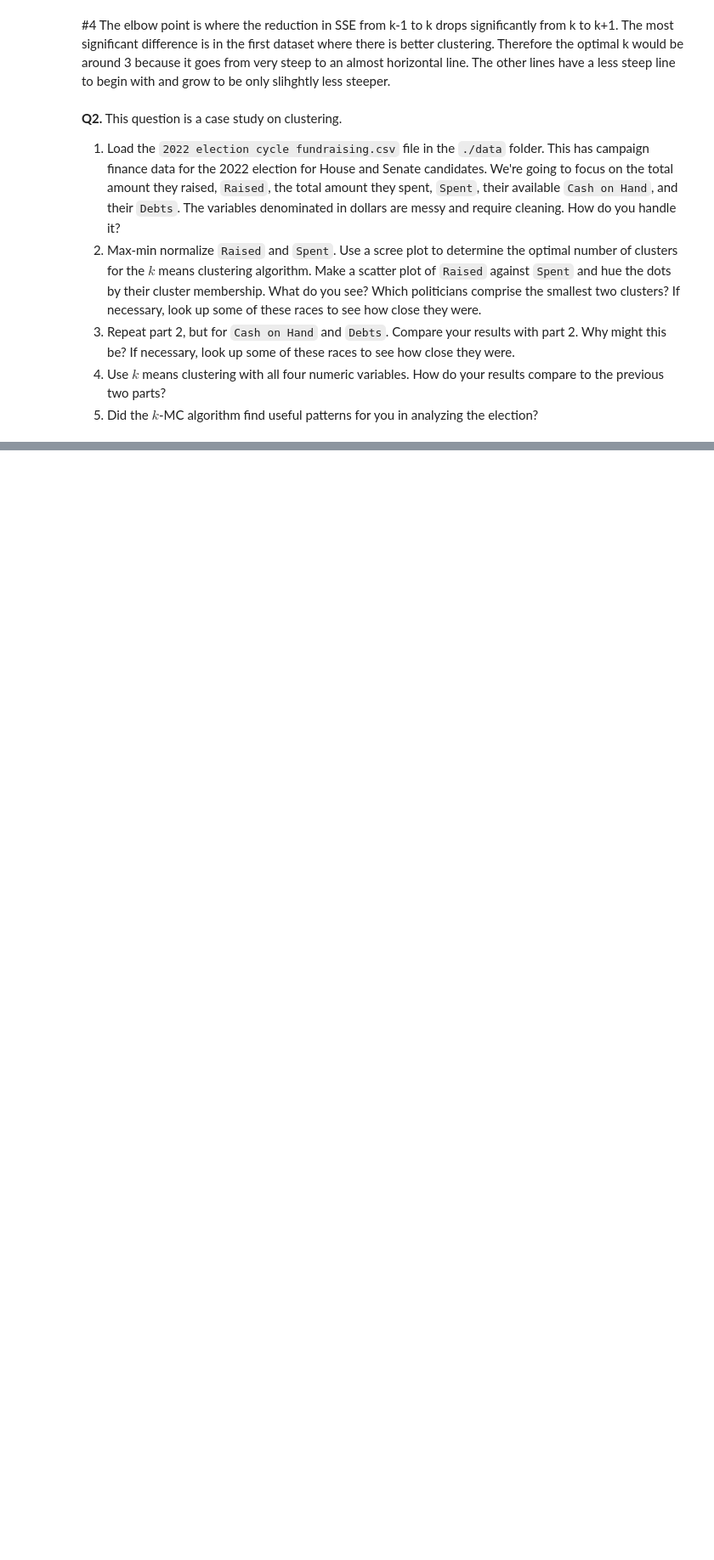
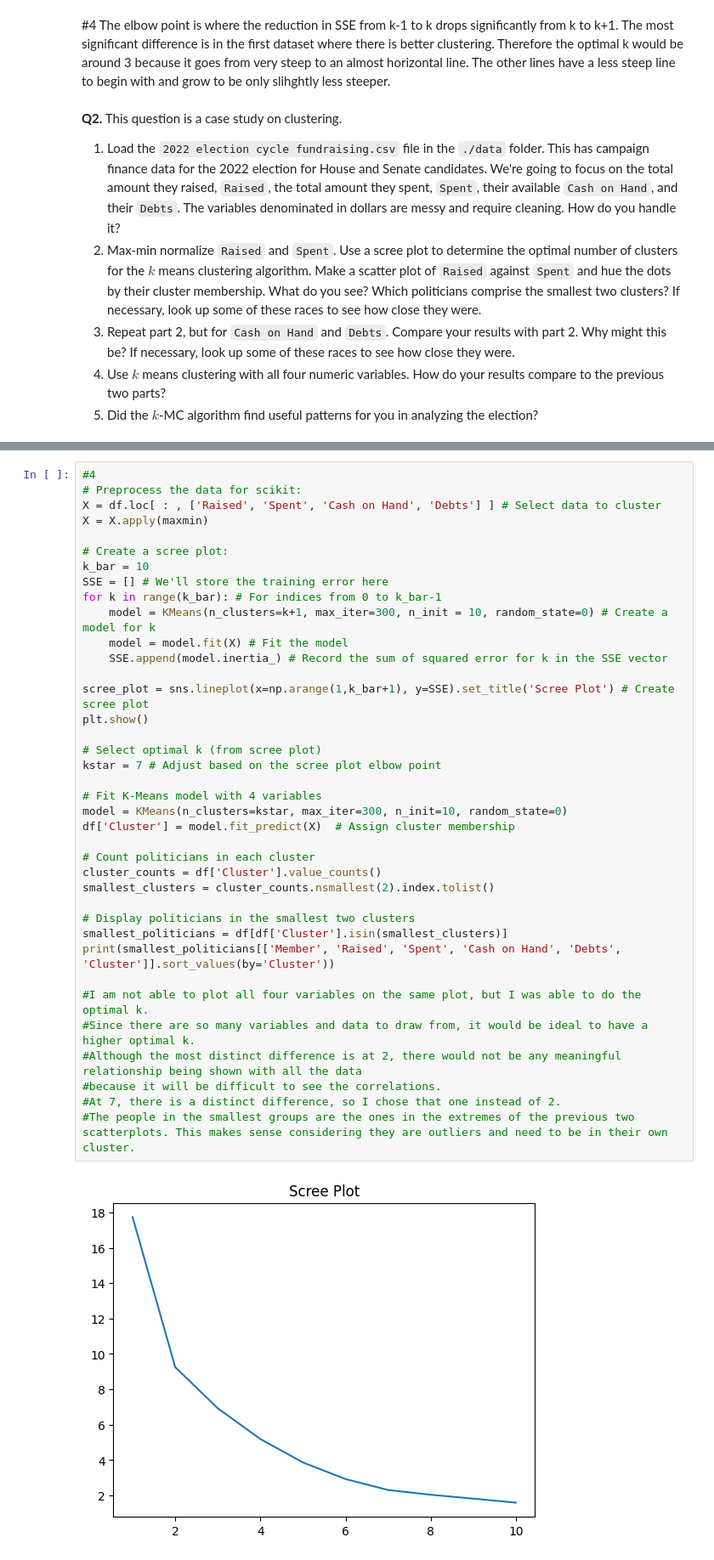
Before and after one commit to yuinab/clustering, a Jupyter notebook: assignment/assignment_clustering.ipynb, the cells around one changed output, grey strips where cells are left out. Shown: that part at 85% size. Saved outputs shown, nothing was run; the diff lists cells and outputs as text; blank space fills up the shorter version.

```diff
--- a/assignment/assignment_clustering.ipynb
+++ b/assignment/assignment_clustering.ipynb
@@ -126,0 +250,40 @@ scree_plot_kmeans(df2_0)
+# %%
+#4
+# Preprocess the data for scikit:
+X = df.loc[ : , ['Raised', 'Spent', 'Cash on Hand', 'Debts'] ] # Select data to cluster
+X = X.apply(maxmin)
+
+# Create a scree plot:
+k_bar = 10
+SSE = [] # We'll store the training error here
+for k in range(k_bar): # For indices from 0 to k_bar-1
+    model = KMeans(n_clusters=k+1, max_iter=300, n_init = 10, random_state=0) # Create a model for k
+    model = model.fit(X) # Fit the model
+    SSE.append(model.inertia_) # Record the sum of squared error for k in the SSE vector
+
+scree_plot = sns.lineplot(x=np.arange(1,k_bar+1), y=SSE).set_title('Scree Plot') # Create scree plot
+plt.show()
+
+# Select optimal k (from scree plot)
+kstar = 7 # Adjust based on the scree plot elbow point
+
+# Fit K-Means model with 4 variables
+model = KMeans(n_clusters=kstar, max_iter=300, n_init=10, random_state=0)
+df['Cluster'] = model.fit_predict(X)  # Assign cluster membership
+
+# Count politicians in each cluster
+cluster_counts = df['Cluster'].value_counts()
+smallest_clusters = cluster_counts.nsmallest(2).index.tolist()
+
+# Display politicians in the smallest two clusters
+smallest_politicians = df[df['Cluster'].isin(smallest_clusters)]
+print(smallest_politicians[['Member', 'Raised', 'Spent', 'Cash on Hand', 'Debts', 'Cluster']].sort_values(by='Cluster'))
+
+#I am not able to plot all four variables on the same plot, but I was able to do the optimal k.
+#Since there are so many variables and data to draw from, it would be ideal to have a higher optimal k.
+#Although the most distinct difference is at 2, there would not be any meaningful relationship being shown with all the data
+#because it will be difficult to see the correlations.
+#At 7, there is a distinct difference, so I chose that one instead of 2.
+#The people in the smallest groups are the ones in the extremes of the previous two scatterplots. This makes sense considering they are outliers and need to be in their own cluster.
+# %% [output]
+[figure, added]
```
Also changed, not shown: parts of 4 cells of this notebook.
